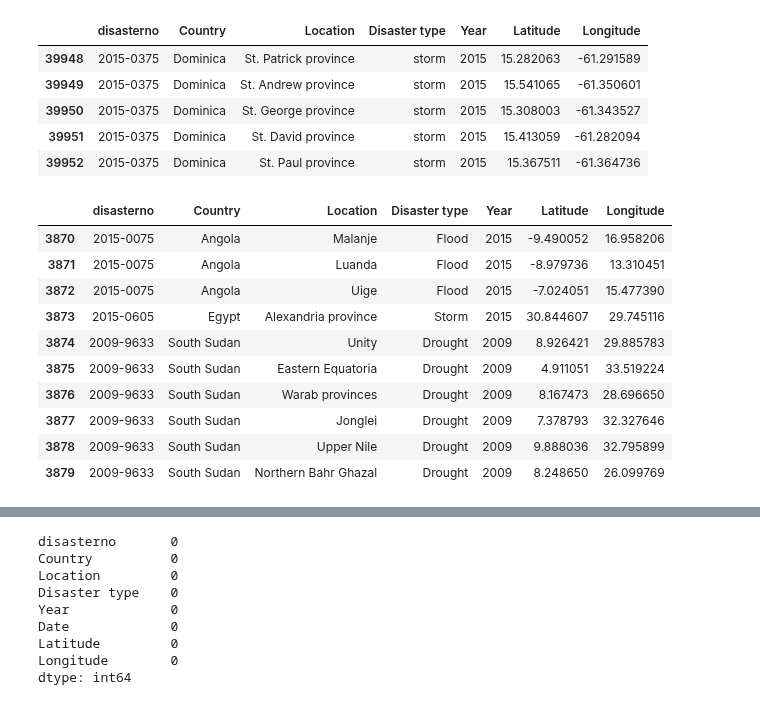
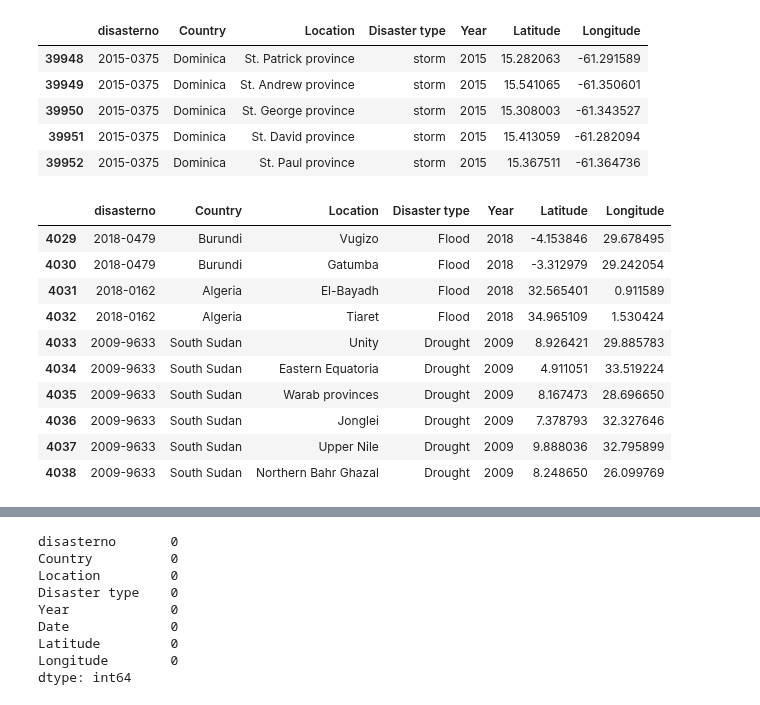
Before and after one commit to 0xpix/CERI-Project, a Jupyter notebook: notebooks/EDA.ipynb, the cells around one changed output, grey strips where cells are left out. Cells and saved outputs as stored; diff of their text form; code cells hidden in the pictures.

Commit message:
Fixing the years range

```diff
--- a/notebooks/EDA.ipynb
+++ b/notebooks/EDA.ipynb
@@ -429,21 +432,20 @@ selected_data.tail()  # Display the last few rows of the processed data
 | 39951 | 2015-0375 | Dominica | St. David province | storm | 2015 | 15.413059 | -61.282094 |
 | 39952 | 2015-0375 | Dominica | St. Paul province | storm | 2015 | 15.367511 | -61.364736 |
 # %%
-years_filter = range(2000, 2018)  # Using range for better performance on large datasets
 GDIS_Data = filter_african_disasters(selected_data, years_filter, capitalize=True)
 GDIS_Data.tail(10) # Display the last 10 rows of the processed data
 # %% [output]
 |  | disasterno | Country | Location | Disaster type | Year | Latitude | Longitude |
-| 3870 | 2015-0075 | Angola | Malanje | Flood | 2015 | -9.490052 | 16.958206 |
-| 3871 | 2015-0075 | Angola | Luanda | Flood | 2015 | -8.979736 | 13.310451 |
-| 3872 | 2015-0075 | Angola | Uige | Flood | 2015 | -7.024051 | 15.477390 |
-| 3873 | 2015-0605 | Egypt | Alexandria province | Storm | 2015 | 30.844607 | 29.745116 |
-| 3874 | 2009-9633 | South Sudan | Unity | Drought | 2009 | 8.926421 | 29.885783 |
-| 3875 | 2009-9633 | South Sudan | Eastern Equatoria | Drought | 2009 | 4.911051 | 33.519224 |
-| 3876 | 2009-9633 | South Sudan | Warab provinces | Drought | 2009 | 8.167473 | 28.696650 |
-| 3877 | 2009-9633 | South Sudan | Jonglei | Drought | 2009 | 7.378793 | 32.327646 |
-| 3878 | 2009-9633 | South Sudan | Upper Nile | Drought | 2009 | 9.888036 | 32.795899 |
-| 3879 | 2009-9633 | South Sudan | Northern Bahr Ghazal | Drought | 2009 | 8.248650 | 26.099769 |
+| 4029 | 2018-0479 | Burundi | Vugizo | Flood | 2018 | -4.153846 | 29.678495 |
+| 4030 | 2018-0479 | Burundi | Gatumba | Flood | 2018 | -3.312979 | 29.242054 |
+| 4031 | 2018-0162 | Algeria | El-Bayadh | Flood | 2018 | 32.565401 | 0.911589 |
+| 4032 | 2018-0162 | Algeria | Tiaret | Flood | 2018 | 34.965109 | 1.530424 |
+| 4033 | 2009-9633 | South Sudan | Unity | Drought | 2009 | 8.926421 | 29.885783 |
+| 4034 | 2009-9633 | South Sudan | Eastern Equatoria | Drought | 2009 | 4.911051 | 33.519224 |
+| 4035 | 2009-9633 | South Sudan | Warab provinces | Drought | 2009 | 8.167473 | 28.696650 |
+| 4036 | 2009-9633 | South Sudan | Jonglei | Drought | 2009 | 7.378793 | 32.327646 |
+| 4037 | 2009-9633 | South Sudan | Upper Nile | Drought | 2009 | 9.888036 | 32.795899 |
+| 4038 | 2009-9633 | South Sudan | Northern Bahr Ghazal | Drought | 2009 | 8.248650 | 26.099769 |
 # %%
 # Merge the dataframes on 'disasterno' and 'location'
 Disasters_in_africa_2000_2018 = pd.merge(EM_DAT_data, GDIS_Data, on=['disasterno', 'Location', 'Country', 'Disaster type', 'Year'], how='inner')
```
Also changed, not shown: parts of 4 cells of this notebook.
